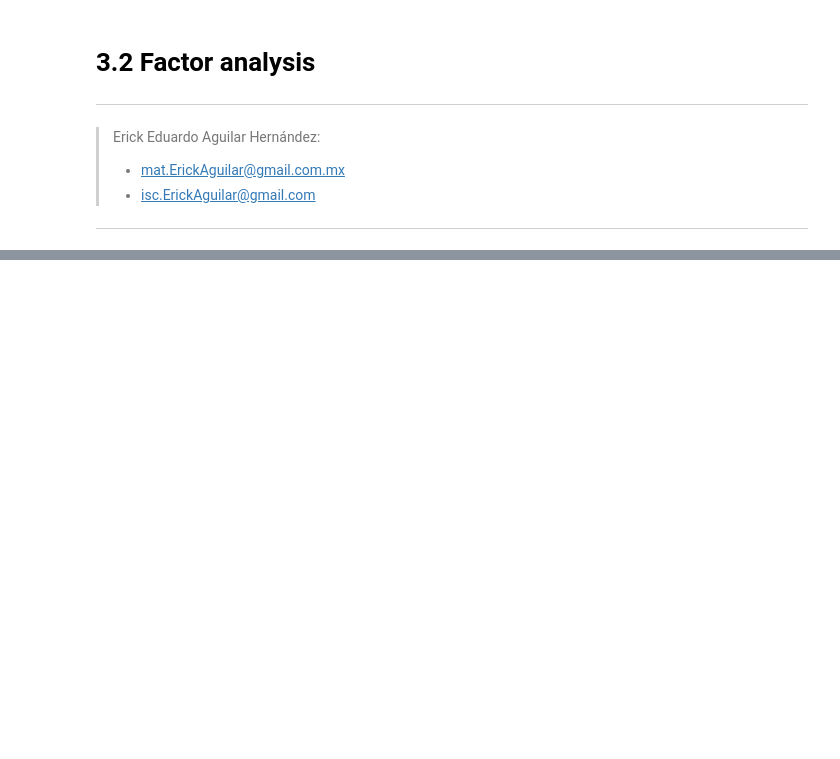
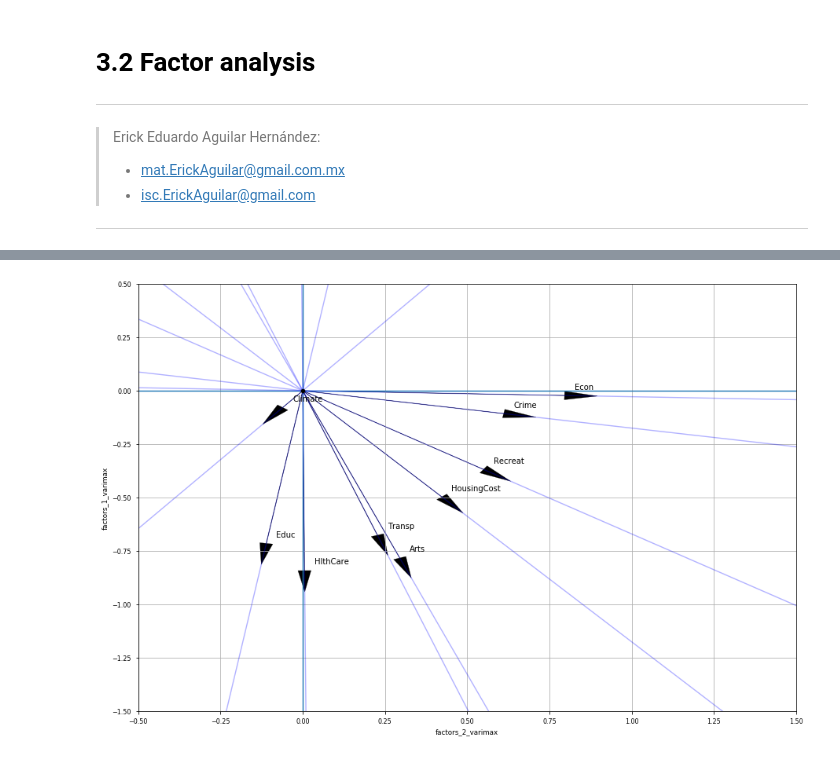
Before and after one commit to ErickEduardoAH/AnalisisMultivariado, a Jupyter notebook: 3.2 - Interdependence Spectral Analysis - factor analysis.ipynb, the cells around one changed output, grey strips where cells are left out. Cells and saved outputs as stored; diff of their text form; code cells hidden in the pictures; blank space fills up the shorter version.

```diff
--- a/3.2 - Interdependence Spectral Analysis - factor analysis.ipynb
+++ b/3.2 - Interdependence Spectral Analysis - factor analysis.ipynb
@@ -190,0 +183,10 @@ pd.DataFrame(data=correlation[p:,:p],index=['pc1','pc2','pc3'])
+# %%
+def computeCommunalities(factorLoadingsPD):
+    communalitiesM = np.matrix(np.dot(factorLoadingsPD.as_matrix(),\
+                            factorLoadingsPD.as_matrix()\
+                           .transpose()).diagonal()).transpose()
+    communalitiesPD = pd.DataFrame(communalitiesM,index=features,\
+                                   columns=['communalities'])
+    factorLoadingsPD = factorLoadingsPD.join(communalitiesPD)
+    factorLoadingsPD[['residual_correlation']] = 1-factorLoadingsPD[['communalities']]
+    return factorLoadingsPD
@@ -190,0 +218,28 @@ pd.DataFrame(data=correlation[p:,:p],index=['pc1','pc2','pc3'])
+# %%
+from numpy import eye, asarray, dot, sum, diag
+from numpy.linalg import svd
+def varimax(Phi,gamma=1.0,q=40,tol=1e-6):
+    p,k = Phi.shape
+    R = eye(k)
+    d=0
+    for i in range(0,q):
+        d_old = d
+        Lambda = dot(Phi, R)
+        u,s,vh = svd(dot(Phi.T,asarray(Lambda)**3-(gamma/p)*dot(Lambda,diag(diag(dot(Lambda.T,Lambda))))))
+        R = dot(u,vh)
+        d = sum(s)
+        if d_old!=0 and d/d_old < 1 + tol: break
+    return dot(Phi,R)
+# %%
+varimaxMatrix = varimax(factorLoadingsPD[['factors_'+str(i+1)+'_loadings' for i in range(0,3)]].as_matrix())
+varimaxFactorsLoadingsPD = pd.DataFrame(varimaxMatrix,\
+                                        columns=['factors_'+str(i+1)+'_varimax' for i in range(0,k)],\
+                                        index=features)
+varimaxFactorsLoadingsPD = computeCommunalities(varimaxFactorsLoadingsPD)
+# %%
+plt.figure(figsize=(15,10))
+plt.axis([-0.5,1.5,-1.5,0.5])
+varimaxFactors = ['factors_2_varimax','factors_1_varimax']
+plotProjectedBase(plt,varimaxFactors,varimaxFactorsLoadingsPD,features)
+# %% [output]
+[figure, added]
```
Also changed, not shown: parts of 14 cells of this notebook.
